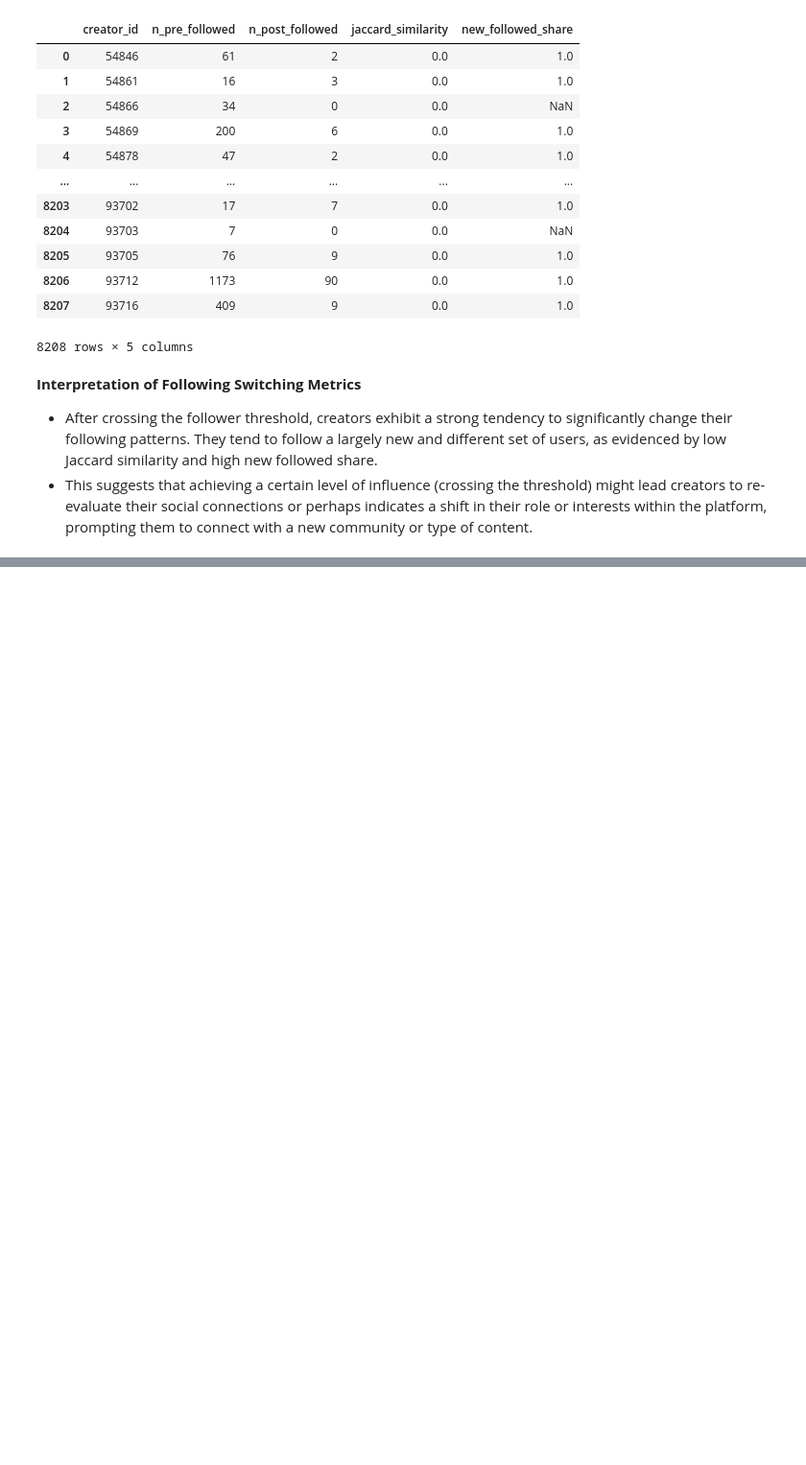
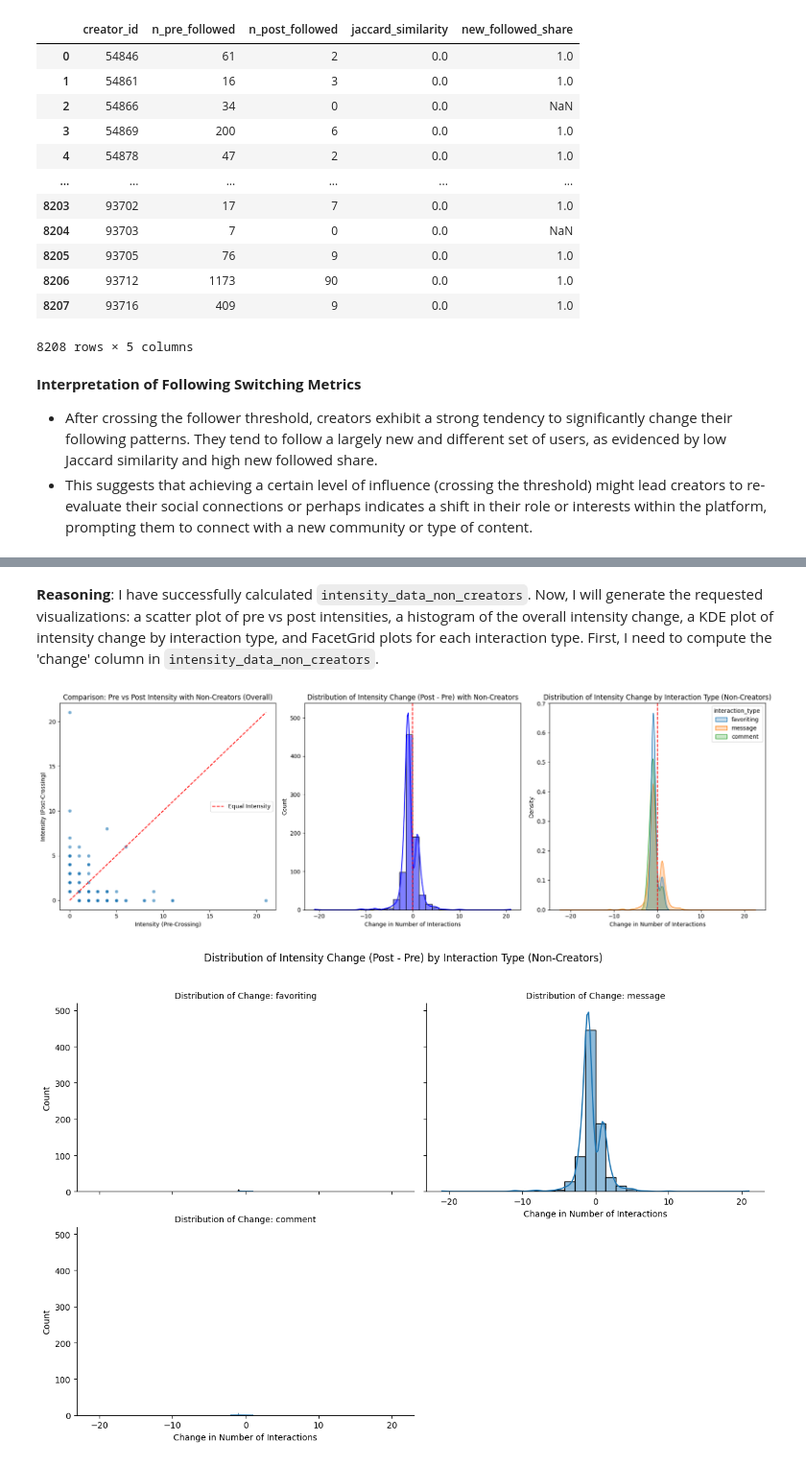
Before and after one commit to catchshashank/network-dynamics, a Jupyter notebook: notebooks/status-network-updated.ipynb, the cells around one changed output, grey strips where cells are left out. Shown at 96% size. Drawn from its saved outputs; the diff is of its cells as text; code cells hidden in the pictures; blank space fills up the shorter version.

```diff
--- a/notebooks/status-network-updated.ipynb
+++ b/notebooks/status-network-updated.ipynb
@@ -679,0 +715,12 @@ display(following_switching_df)
+# %%
+def compute_tcross(a, creators):
+    fe = a[a["contact_id"].isin(creators)].copy()
+    fe = fe.sort_values(["contact_id", "created_at"])
+    fe["rank"] = fe.groupby("contact_id").cumcount() + 1
+
+    tcross = (
+        fe[fe["rank"] == THRESHOLD]
+        .set_index("contact_id")["created_at"]
+    )
+    tcross.name = "tcross"
+    return tcross
@@ -679,0 +893,56 @@ display(following_switching_df)
+# %% [markdown]
+**Reasoning**:
+I have successfully calculated `intensity_data_non_creators`. Now, I will generate the requested visualizations: a scatter plot of pre vs post intensities, a histogram of the overall intensity change, a KDE plot of intensity change by interaction type, and FacetGrid plots for each interaction type. First, I need to compute the 'change' column in `intensity_data_non_creators`.
+# %%
+import matplotlib.pyplot as plt
+import seaborn as sns
+import numpy as np
+
+# Ensure the 'change' column is calculated
+intensity_data_non_creators['change'] = intensity_data_non_creators['intensity_post'] - intensity_data_non_creators['intensity_pre']
+
+# Set up the figure for multiple plots
+plt.figure(figsize=(18, 6))
+
+# Subplot 1: Scatter plot of Pre vs Post intensity (overall) for non-creators
+plt.subplot(1, 3, 1)
+sns.scatterplot(data=intensity_data_non_creators, x='intensity_pre', y='intensity_post', alpha=0.6)
+# Add a line where intensity_pre == intensity_post for reference
+max_val = max(intensity_data_non_creators['intensity_pre'].max(), intensity_data_non_creators['intensity_post'].max())
+plt.plot([0, max_val], [0, max_val], 'r--', label='Equal Intensity')
+plt.title('Comparison: Pre vs Post Intensity with Non-Creators (Overall)')
+plt.xlabel('Intensity (Pre-Crossing)')
+plt.ylabel('Intensity (Post-Crossing)')
+plt.legend()
+
+# Subplot 2: Distribution of changes (overall) for non-creators
+plt.subplot(1, 3, 2)
+sns.histplot(intensity_data_non_creators['change'], bins=30, kde=True, color='blue')
+plt.axvline(0, color='red', linestyle='--')
+plt.title('Distribution of Intensity Change (Post - Pre) with Non-Creators')
+plt.xlabel('Change in Number of Interactions')
+plt.ylabel('Count')
+
+# Subplot 3: Distribution of changes by interaction type for non-creators (KDE plot)
+plt.subplot(1, 3, 3)
+sns.kdeplot(data=intensity_data_non_creators, x='change', hue='interaction_type', fill=True, common_norm=False)
+plt.axvline(0, color='red', linestyle='--')
+plt.title('Distribution of Intensity Change by Interaction Type (Non-Creators)')
+plt.xlabel('Change in Number of Interactions')
+plt.ylabel('Density')
+
+plt.tight_layout()
+plt.show()
+
+# Create a FacetGrid to plot the distribution of change for each interaction type separately
+g = sns.FacetGrid(intensity_data_non_creators, col='interaction_type', col_wrap=2, height=4, aspect=1.5)
+g.map(sns.histplot, 'change', bins=30, kde=True)
+g.set_axis_labels('Change in Number of Interactions', 'Count')
+g.set_titles('Distribution of Change: {col_name}')
+g.add_legend()
+plt.suptitle('Distribution of Intensity Change (Post - Pre) by Interaction Type (Non-Creators)', y=1.02)
+plt.tight_layout()
+plt.show()
+# %% [output]
+[figure, added]
+[figure, added]
```
Also changed, not shown: parts of 8 cells of this notebook.
